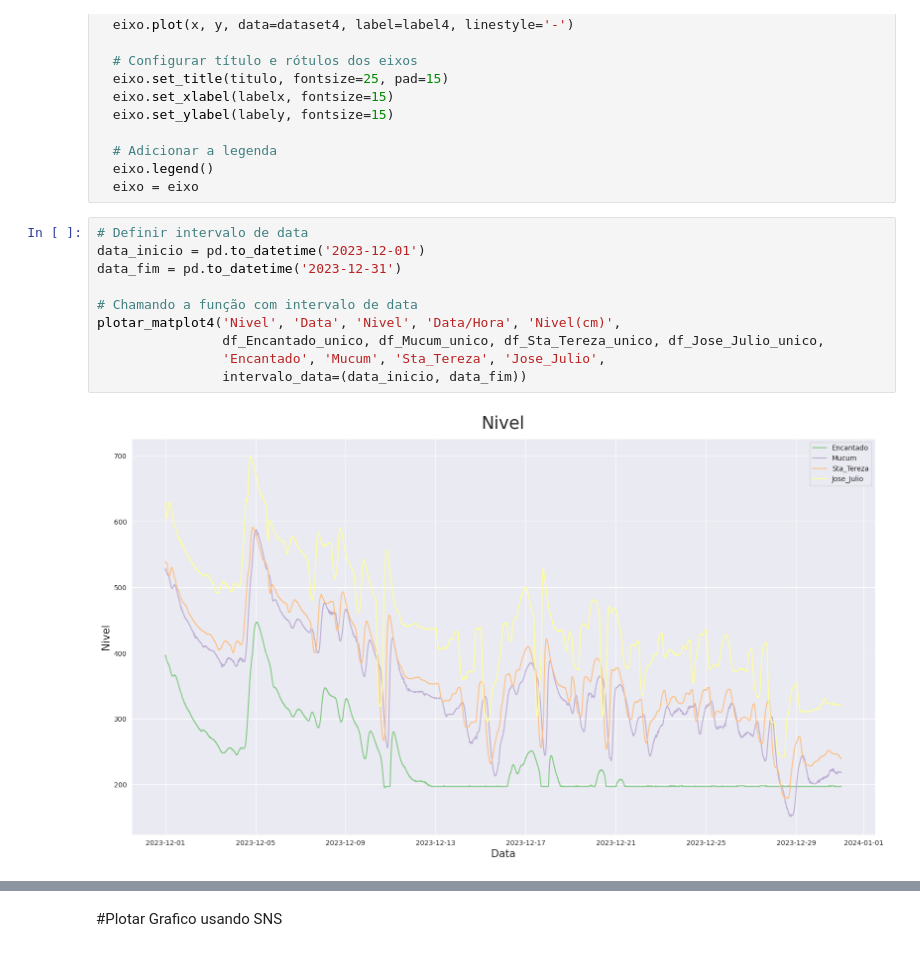
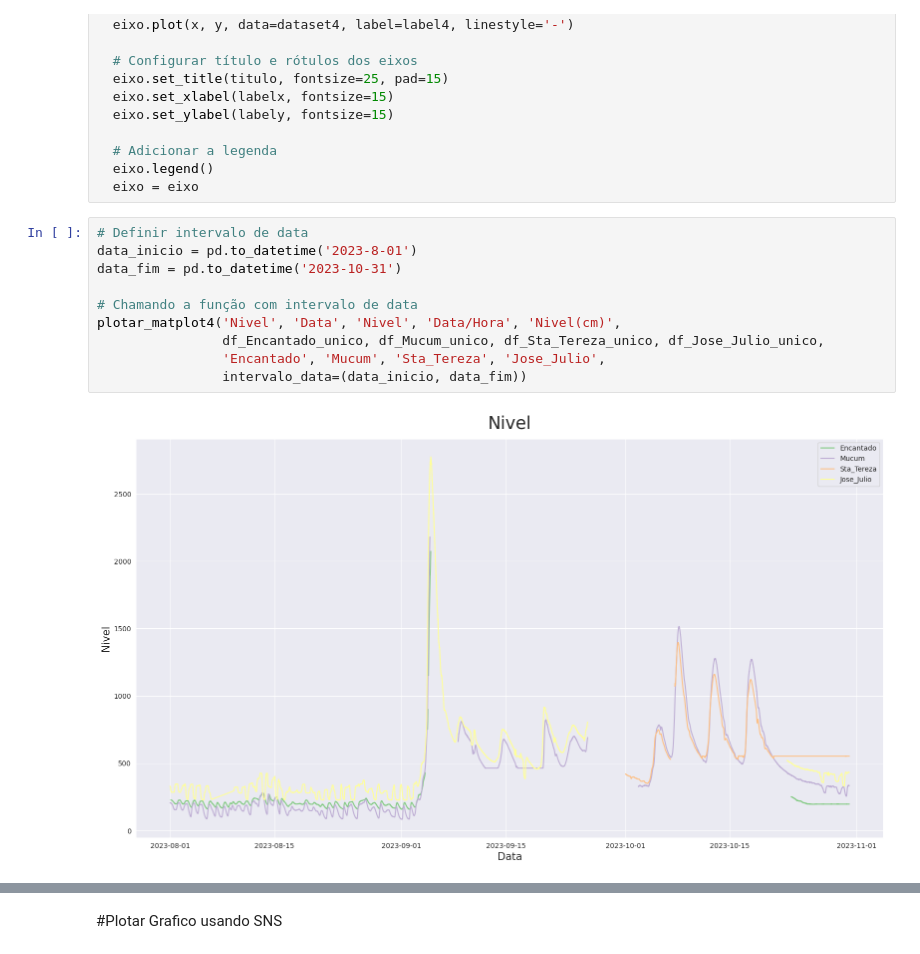
Before and after one commit to ksBrose/3DSGroup_BootcampDataScience, a Jupyter notebook: atividade.ipynb, the cells around one changed output, grey strips where cells are left out. Saved outputs shown, nothing was run; the diff lists cells and outputs as text.

```diff
--- a/atividade.ipynb
+++ b/atividade.ipynb
@@ -258,13 +357,13 @@ def plotar_matplot4(titulo, labelx, labely, x, y, dataset1, dataset2, dataset3,
   eixo = eixo
 # %%
 # Definir intervalo de data
-data_inicio = pd.to_datetime('2023-12-01')
-data_fim = pd.to_datetime('2023-12-31')
+data_inicio = pd.to_datetime('2023-8-01')
+data_fim = pd.to_datetime('2023-10-31')
 
 # Chamando a função com intervalo de data
 plotar_matplot4('Nivel', 'Data', 'Nivel', 'Data/Hora', 'Nivel(cm)',
                 df_Encantado_unico, df_Mucum_unico, df_Sta_Tereza_unico, df_Jose_Julio_unico,
                 'Encantado', 'Mucum', 'Sta_Tereza', 'Jose_Julio',
                 intervalo_data=(data_inicio, data_fim))
 # %% [output]
-[figure, old version]
+[figure, new version]
```
Also changed, not shown: parts of 40 cells of this notebook.
